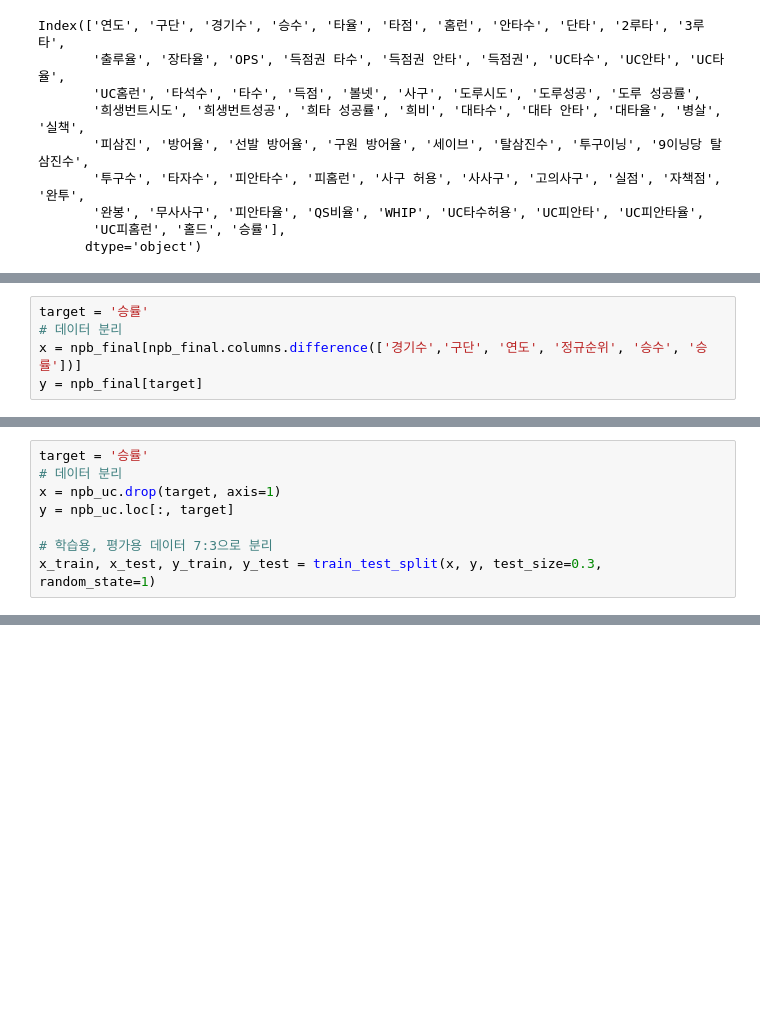
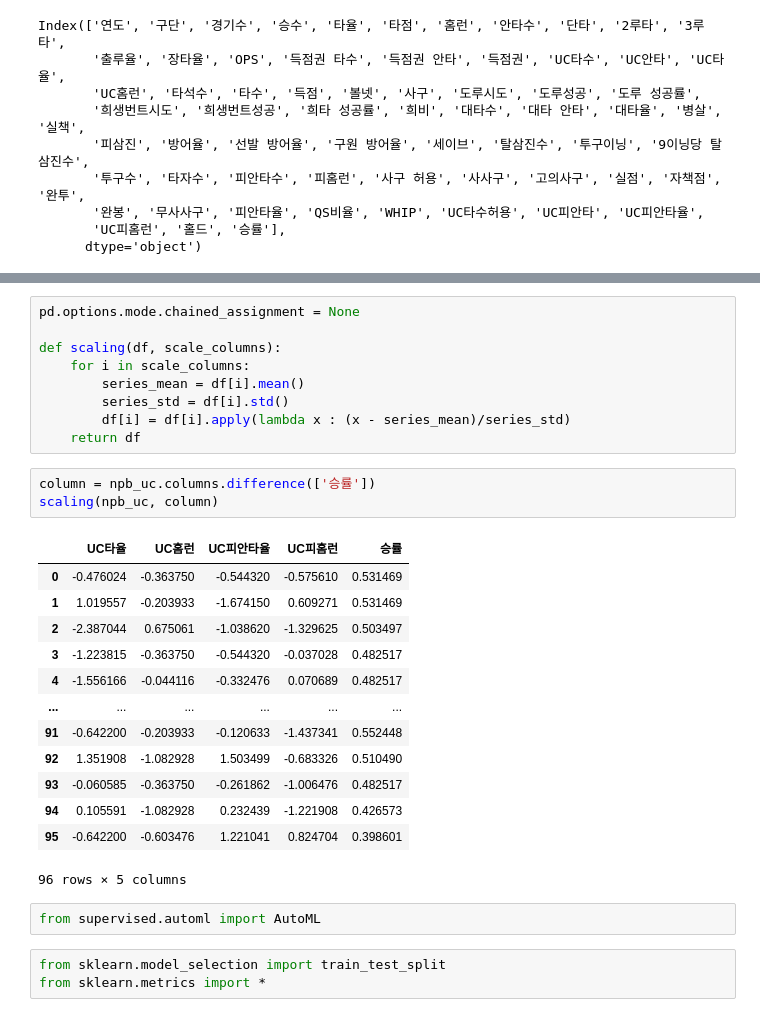
Before and after one commit to won4513/baseball, a Jupyter notebook: npb/npb.ipynb, the cells around one changed output, grey strips where cells are left out. Drawn from its saved outputs; the diff is of its cells as text; blank space fills up the shorter version.

Commit message:
automl

```diff
--- a/npb/npb.ipynb
+++ b/npb/npb.ipynb
@@ -350,5 +120,0 @@ npb_final = npb_re2.drop(['9이닝당 탈삼진수', 'QS비율', '득점권','
-# %%
-target = '승률'
-# 데이터 분리
-x = npb_final[npb_final.columns.difference(['경기수','구단', '연도', '정규순위', '승수', '승률'])]
-y = npb_final[target]
@@ -411,8 +122,0 @@ npb_uc = npb[['UC타율','UC홈런','UC피홈런','승률']]
-# %%
-target = '승률'
-# 데이터 분리
-x = npb_uc.drop(target, axis=1)
-y = npb_uc.loc[:, target]
-
-# 학습용, 평가용 데이터 7:3으로 분리
-x_train, x_test, y_train, y_test = train_test_split(x, y, test_size=0.3, random_state=1)
@@ -459,0 +139,31 @@ vif.round(1)
+# %%
+pd.options.mode.chained_assignment = None
+
+def scaling(df, scale_columns):
+    for i in scale_columns:
+        series_mean = df[i].mean()
+        series_std = df[i].std()
+        df[i] = df[i].apply(lambda x : (x - series_mean)/series_std)
+    return df
+# %%
+column = npb_uc.columns.difference(['승률'])
+scaling(npb_uc, column)
+# %% [output]
+|  | UC타율 | UC홈런 | UC피안타율 | UC피홈런 | 승률 |
+| 0 | -0.476024 | -0.363750 | -0.544320 | -0.575610 | 0.531469 |
+| 1 | 1.019557 | -0.203933 | -1.674150 | 0.609271 | 0.531469 |
+| 2 | -2.387044 | 0.675061 | -1.038620 | -1.329625 | 0.503497 |
+| 3 | -1.223815 | -0.363750 | -0.544320 | -0.037028 | 0.482517 |
+| 4 | -1.556166 | -0.044116 | -0.332476 | 0.070689 | 0.482517 |
+| ... | ... | ... | ... | ... | ... |
+| 91 | -0.642200 | -0.203933 | -0.120633 | -1.437341 | 0.552448 |
+| 92 | 1.351908 | -1.082928 | 1.503499 | -0.683326 | 0.510490 |
+| 93 | -0.060585 | -0.363750 | -0.261862 | -1.006476 | 0.482517 |
+| 94 | 0.105591 | -1.082928 | 0.232439 | -1.221908 | 0.426573 |
+| 95 | -0.642200 | -0.603476 | 1.221041 | 0.824704 | 0.398601 |
+96 rows × 5 columns
+# %%
+from supervised.automl import AutoML
+# %%
+from sklearn.model_selection import train_test_split
+from sklearn.metrics import *
```
Also changed, not shown: parts of 28 cells of this notebook.
